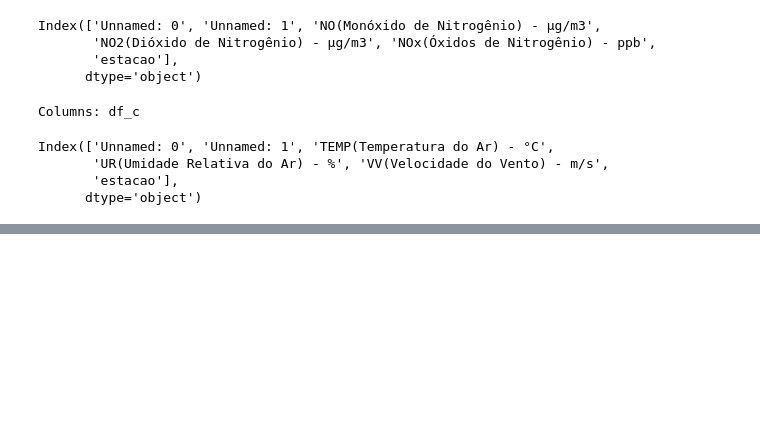
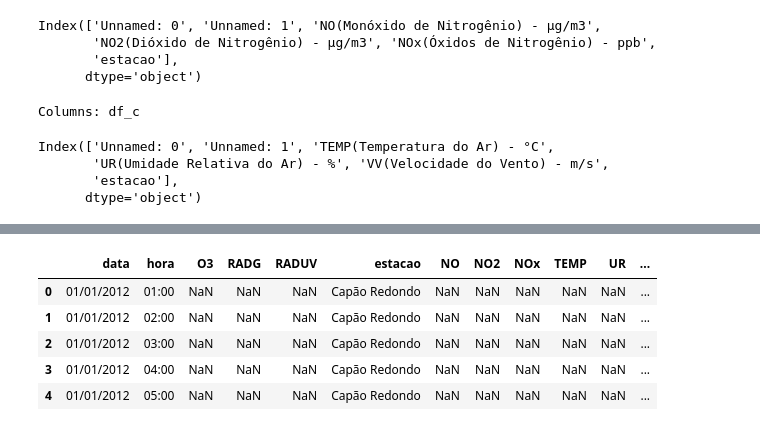
Before and after one commit to antoniogss/air_quality, a Jupyter notebook: db_preparation.ipynb, the cells around one changed output, grey strips where cells are left out. Cells and saved outputs as stored; diff of their text form; code cells hidden in the pictures; blank space fills up the shorter version.

```diff
--- a/db_preparation.ipynb
+++ b/db_preparation.ipynb
@@ -239,0 +244,26 @@ df.head()
+# %%
+df.rename(
+          columns = {
+                      'Unnamed: 0':'data',
+                      'Unnamed: 1':'hora',
+                      'O3(Ozônio) - µg/m3':'O3',
+                      'RADG(Radiação Solar Global) - W/m2':'RADG',
+                      'RADUV(Radiação Ultra-violeta) - W/m2':'RADUV',
+                      'NO(Monóxido de Nitrogênio) - µg/m3':'NO',
+                      'NO2(Dióxido de Nitrogênio) - µg/m3':'NO2',
+                      'NOx(Óxidos de Nitrogênio) - ppb':'NOx',
+                      'TEMP(Temperatura do Ar) - °C':'TEMP',
+                      'UR(Umidade Relativa do Ar) - %':'UR',
+                      'VV(Velocidade do Vento) - m/s':'VV'
+                    },
+          inplace = True
+)
+
+df.head()
+# %% [output]
+|  | data | hora | O3 | RADG | RADUV | estacao | NO | NO2 | NOx | TEMP | UR | ... |
+| 0 | 01/01/2012 | 01:00 | NaN | NaN | NaN | Capão Redondo | NaN | NaN | NaN | NaN | NaN | ... |
+| 1 | 01/01/2012 | 02:00 | NaN | NaN | NaN | Capão Redondo | NaN | NaN | NaN | NaN | NaN | ... |
+| 2 | 01/01/2012 | 03:00 | NaN | NaN | NaN | Capão Redondo | NaN | NaN | NaN | NaN | NaN | ... |
+| 3 | 01/01/2012 | 04:00 | NaN | NaN | NaN | Capão Redondo | NaN | NaN | NaN | NaN | NaN | ... |
+| 4 | 01/01/2012 | 05:00 | NaN | NaN | NaN | Capão Redondo | NaN | NaN | NaN | NaN | NaN | ... |
```
Also changed, not shown: parts of 42 cells of this notebook.
